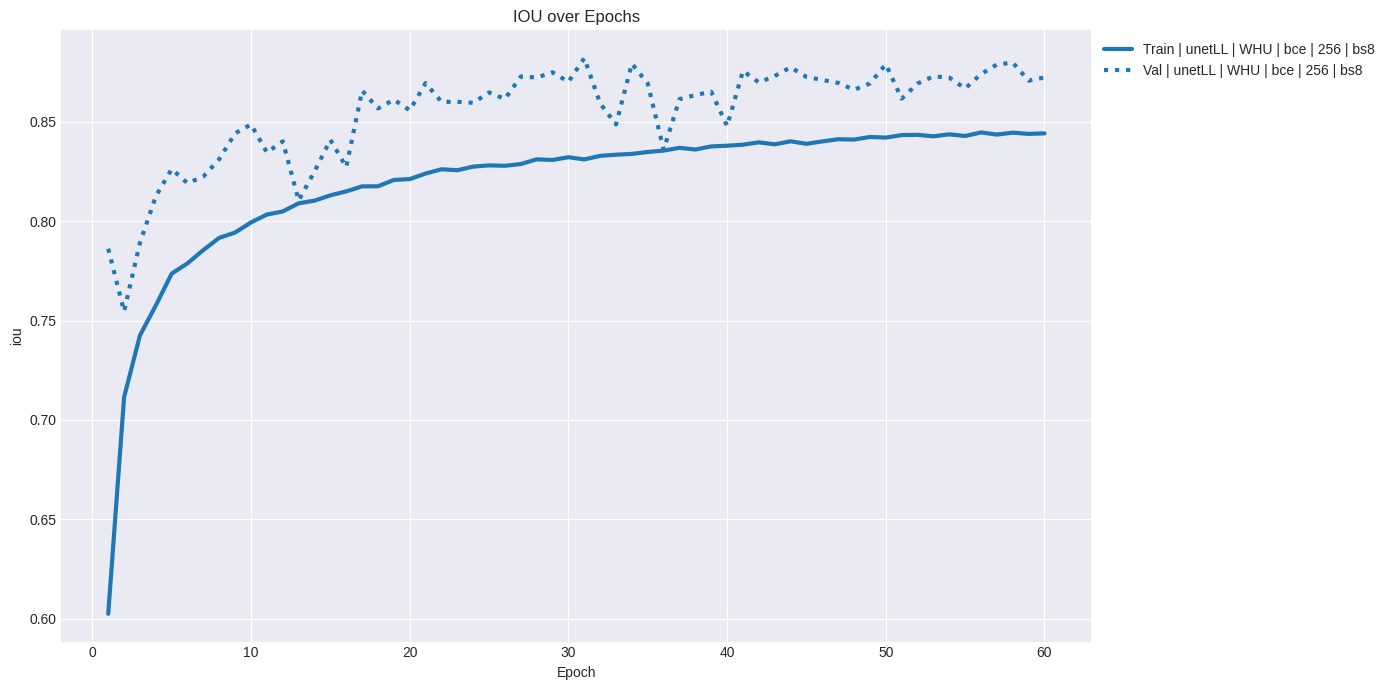
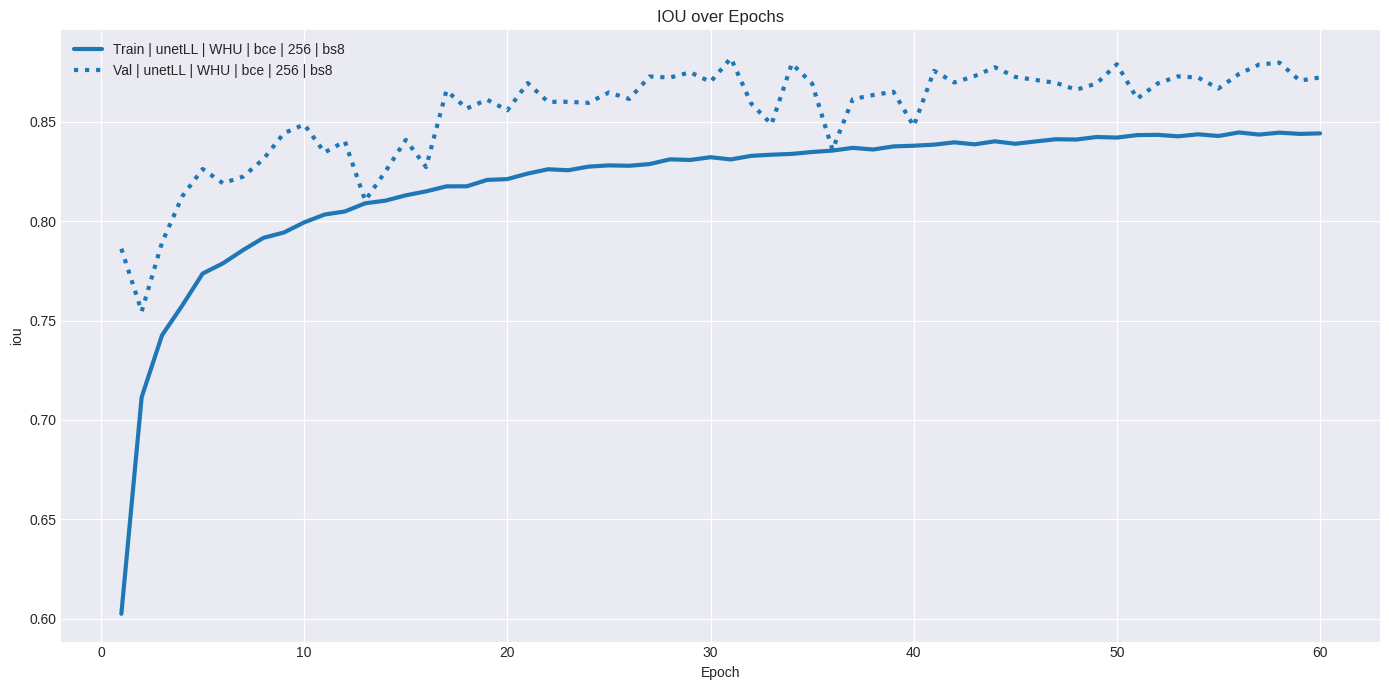
The change to this notebook cell's code, shown as a diff; its figure went from the first image to the second:
--- before
+++ after
@@ -1,2 +1,3 @@
+
 for metric in METRICS:
 
@@ -29,6 +30,7 @@
     plt.xlabel("Epoch")
     plt.ylabel(metric)
-    plt.legend(bbox_to_anchor=(1,1))
+    plt.legend()
     plt.tight_layout()
+    plt.savefig(f"/home/antoniocorvino/Projects/BuildingsExtraction/runs/{model}/{metric}.png")
 
     plt.show()

Commit: some changes